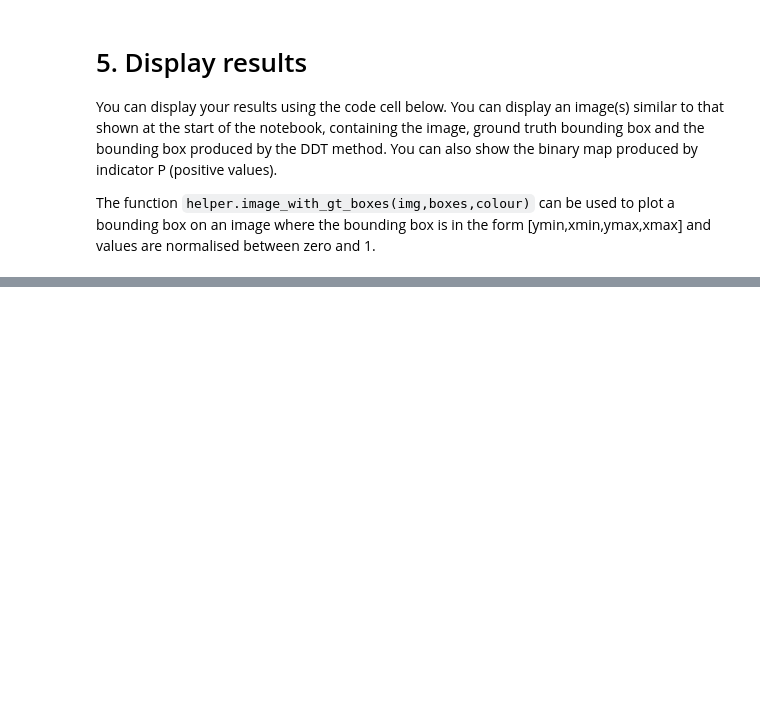
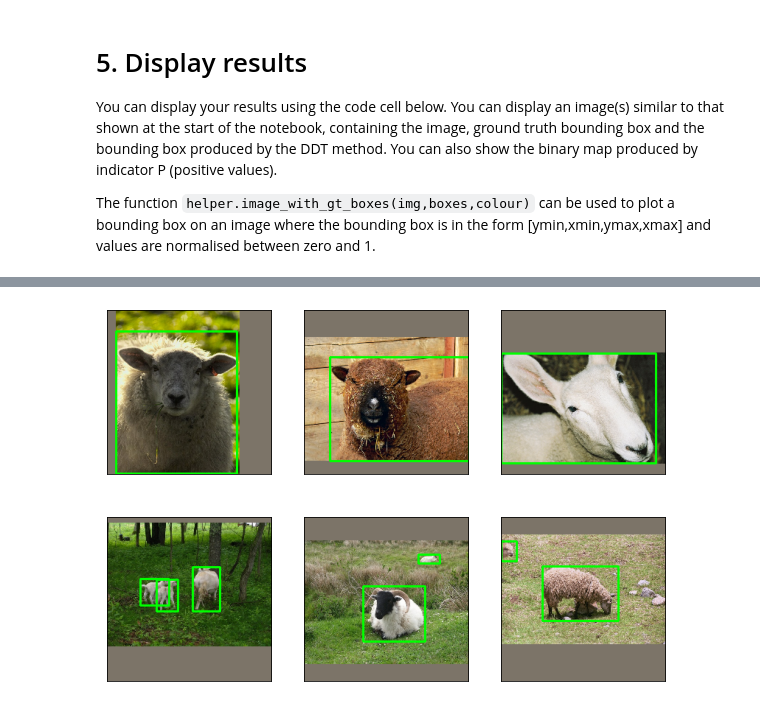
Before and after one commit to tomkeane07/AI-Projects-UL, a Jupyter notebook: semester3/MachineVision/3_Object_co-localisation/Etivity_assignment3.ipynb, the cells around one changed output, grey strips where cells are left out. Cells and saved outputs as stored; diff of their text form; code cells hidden in the pictures; blank space fills up the shorter version.

```diff
--- a/semester3/MachineVision/3_Object_co-localisation/Etivity_assignment3.ipynb
+++ b/semester3/MachineVision/3_Object_co-localisation/Etivity_assignment3.ipynb
@@ -415,0 +429,14 @@ for k in range(n):
+# %%
+data_set = ['voc', 16]
+try:
+  src_train_dataset_1, src_test_dataset_1,info_1
+except:
+  src_train_dataset_1, src_test_dataset_1,info_1 = get_data(data_set)
+
+src_train_dataset, src_test_dataset,info = src_train_dataset_1, src_test_dataset_1,info_1
+
+train_dataset, test_dataset =helper.gen_datasets(data_set,src_train_dataset,src_test_dataset)
+
+helper.display_dataset_img(train_dataset)
+# %% [output]
+[figure, added]
```
Also changed, not shown: parts of 12 cells of this notebook.
